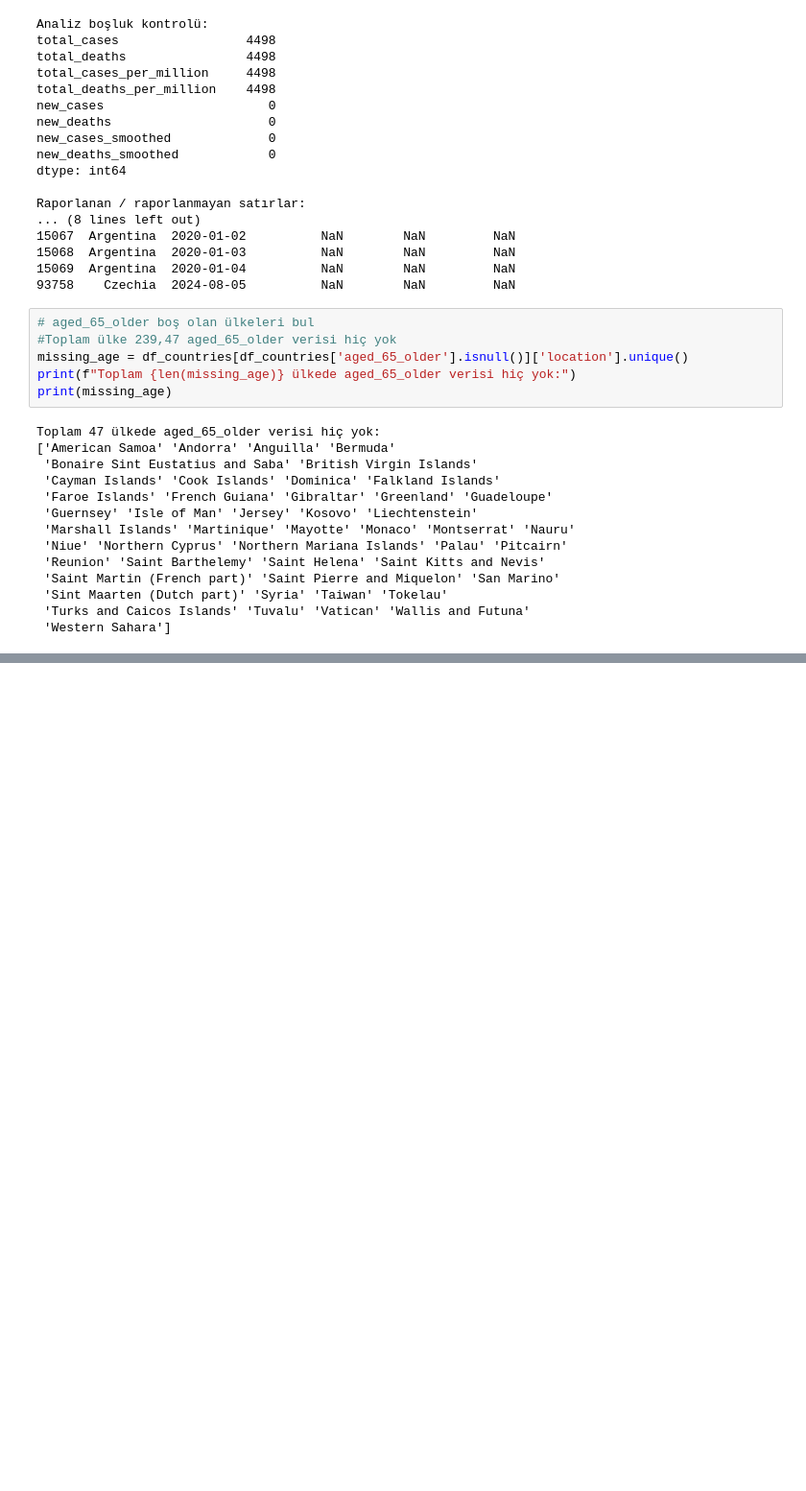
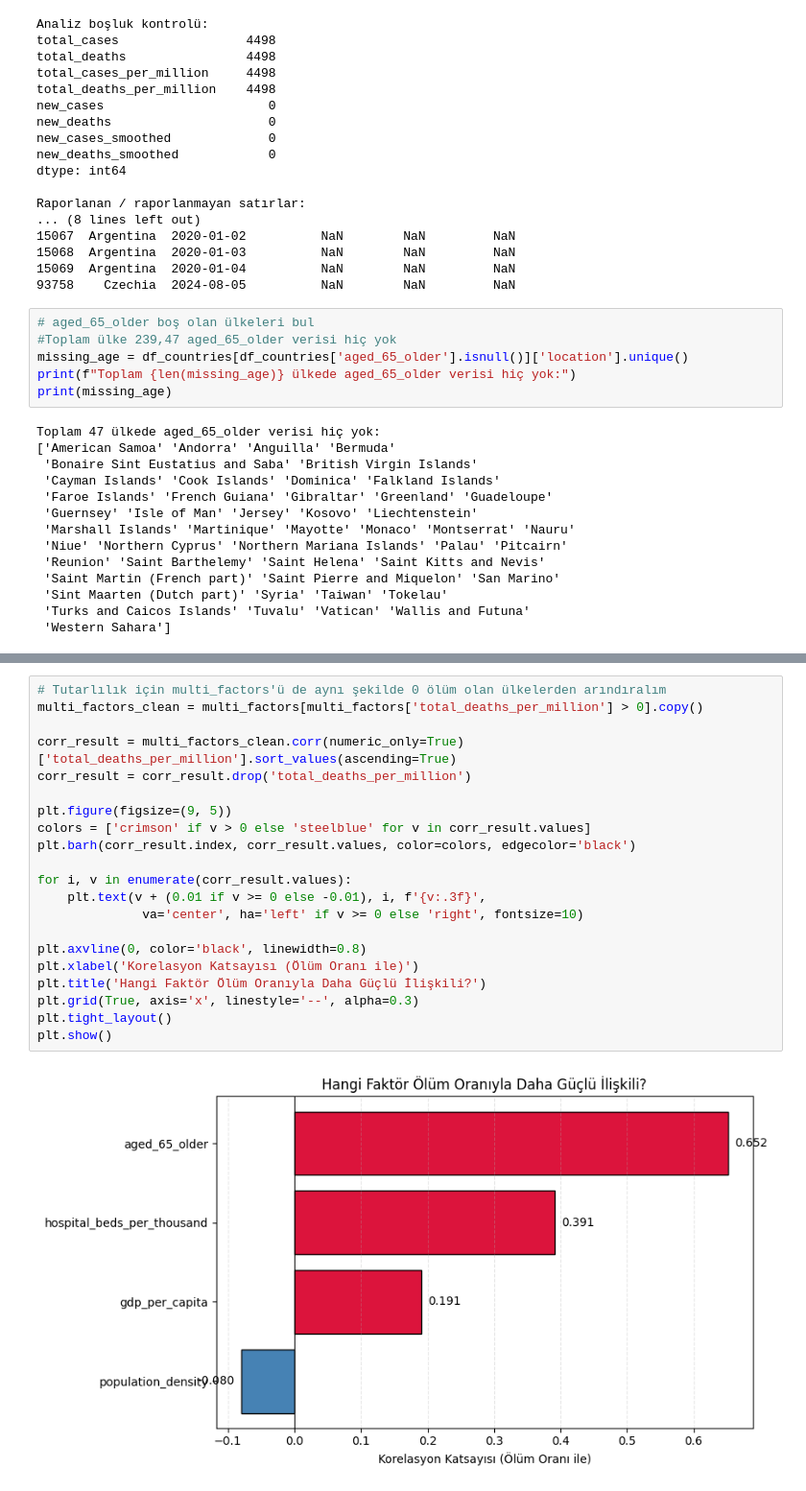
Before and after one commit to nazlican-engineer/CoronaVirusProject, a Jupyter notebook: covid_analysis.ipynb, the cells around one changed output, grey strips where cells are left out. Shown at 96% size. Saved outputs shown, nothing was run; the diff lists cells and outputs as text; blank space fills up the shorter version.

```diff
--- a/covid_analysis.ipynb
+++ b/covid_analysis.ipynb
@@ -416,0 +575,23 @@ print(latest_age.head())
+# %%
+# Tutarlılık için multi_factors'ü de aynı şekilde 0 ölüm olan ülkelerden arındıralım
+multi_factors_clean = multi_factors[multi_factors['total_deaths_per_million'] > 0].copy()
+
+corr_result = multi_factors_clean.corr(numeric_only=True)['total_deaths_per_million'].sort_values(ascending=True)
+corr_result = corr_result.drop('total_deaths_per_million')
+
+plt.figure(figsize=(9, 5))
+colors = ['crimson' if v > 0 else 'steelblue' for v in corr_result.values]
+plt.barh(corr_result.index, corr_result.values, color=colors, edgecolor='black')
+
+for i, v in enumerate(corr_result.values):
+    plt.text(v + (0.01 if v >= 0 else -0.01), i, f'{v:.3f}',
+              va='center', ha='left' if v >= 0 else 'right', fontsize=10)
+
+plt.axvline(0, color='black', linewidth=0.8)
+plt.xlabel('Korelasyon Katsayısı (Ölüm Oranı ile)')
+plt.title('Hangi Faktör Ölüm Oranıyla Daha Güçlü İlişkili?')
+plt.grid(True, axis='x', linestyle='--', alpha=0.3)
+plt.tight_layout()
+plt.show()
+# %% [output]
+[figure, added]
```
Also changed, not shown: parts of 15 cells of this notebook.
